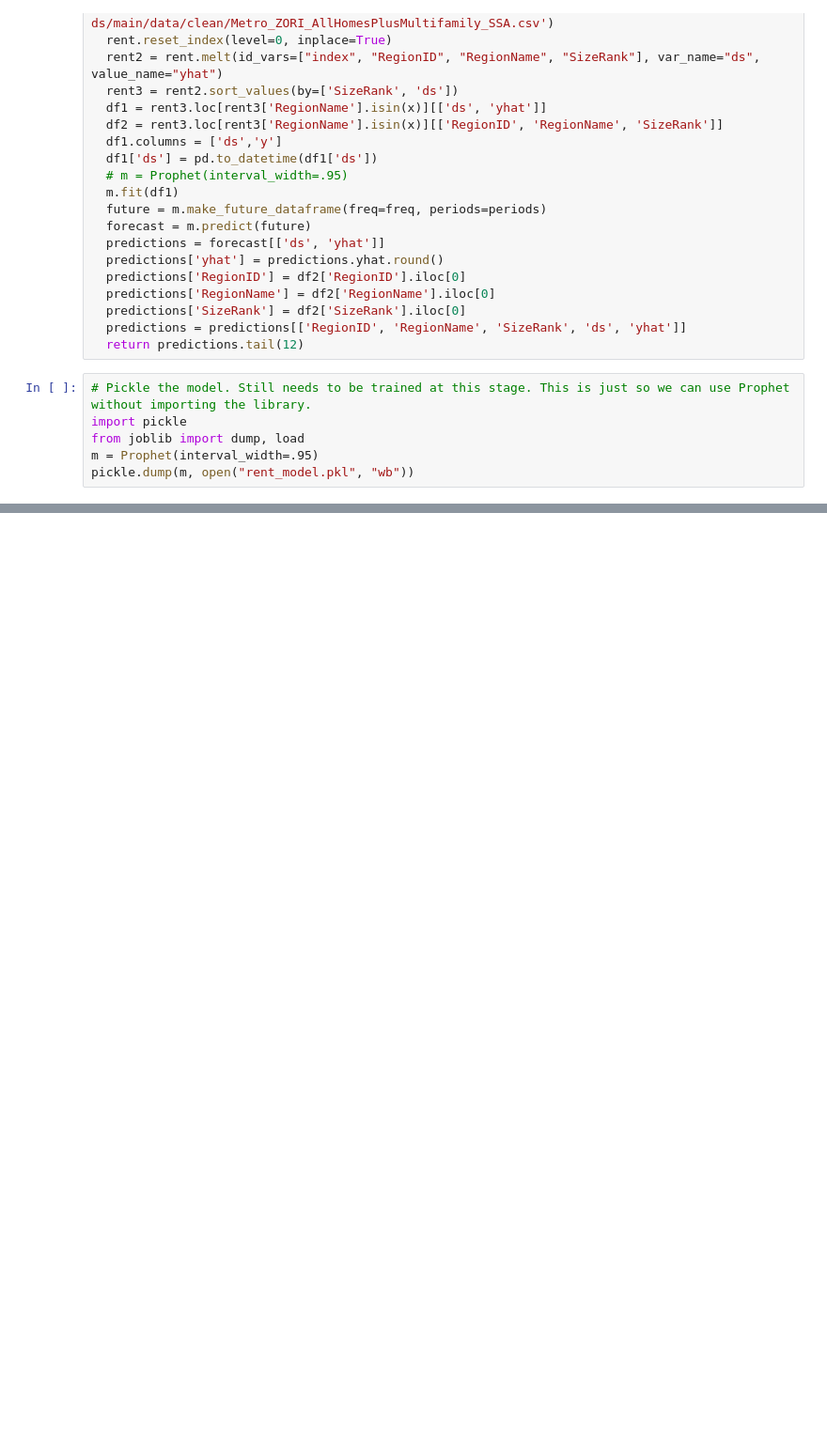
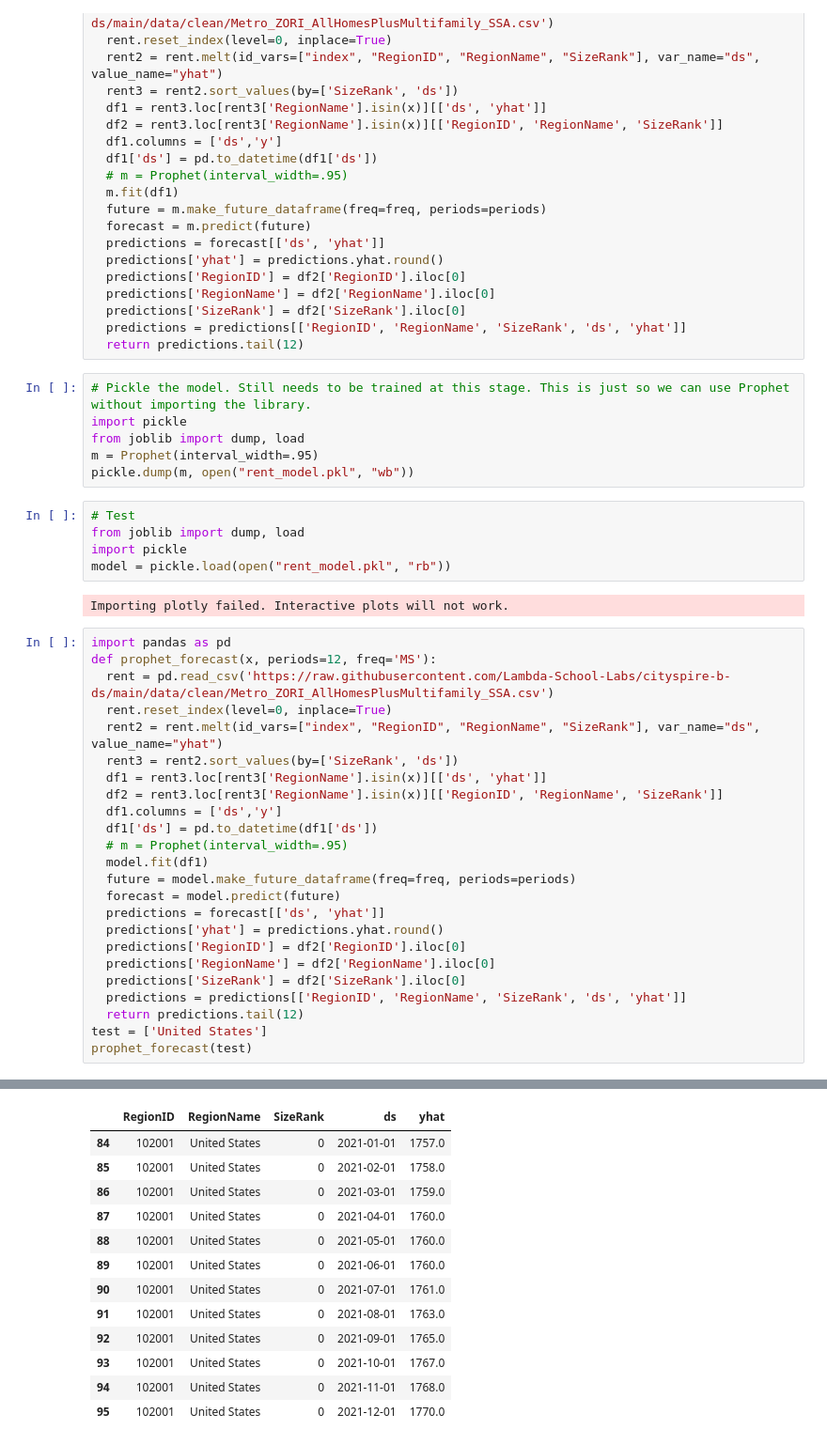
Before and after one commit to BloomTech-Labs/pt15-cityspire-b-ds, a Jupyter notebook: notebooks/rent_projection_model.ipynb, the cells around one changed output, grey strips where cells are left out. Shown at 94% size. Drawn from its saved outputs; the diff is of its cells as text; blank space fills up the shorter version.

Commit message:
repickled model

```diff
--- a/notebooks/rent_projection_model.ipynb
+++ b/notebooks/rent_projection_model.ipynb
@@ -286,3 +288,35 @@ import pickle
 from joblib import dump, load
 m = Prophet(interval_width=.95)
 pickle.dump(m, open("rent_model.pkl", "wb"))
+# %%
+# Test
+from joblib import dump, load
+import pickle
+model = pickle.load(open("rent_model.pkl", "rb"))
+# %% [output]
+Importing plotly failed. Interactive plots will not work.
+# %%
+import pandas as pd
+def prophet_forecast(x, periods=12, freq='MS'):
+  rent = pd.read_csv('https://raw.githubusercontent.com/Lambda-School-Labs/cityspire-b-ds/main/data/clean/Metro_ZORI_AllHomesPlusMultifamily_SSA.csv')
+  rent.reset_index(level=0, inplace=True)
+  rent2 = rent.melt(id_vars=["index", "RegionID", "RegionName", "SizeRank"], var_name="ds", value_name="yhat")
+  rent3 = rent2.sort_values(by=['SizeRank', 'ds'])
+  df1 = rent3.loc[rent3['RegionName'].isin(x)][['ds', 'yhat']]
+  df2 = rent3.loc[rent3['RegionName'].isin(x)][['RegionID', 'RegionName', 'SizeRank']]
+  df1.columns = ['ds','y']
+  df1['ds'] = pd.to_datetime(df1['ds'])
+  # m = Prophet(interval_width=.95)
+  model.fit(df1)
+  future = model.make_future_dataframe(freq=freq, periods=periods)
+  forecast = model.predict(future)
+  predictions = forecast[['ds', 'yhat']]
+  predictions['yhat'] = predictions.yhat.round()
+  predictions['RegionID'] = df2['RegionID'].iloc[0]
+  predictions['RegionName'] = df2['RegionName'].iloc[0]
+  predictions['SizeRank'] = df2['SizeRank'].iloc[0]
+  predictions = predictions[['RegionID', 'RegionName', 'SizeRank', 'ds', 'yhat']]
+  return predictions.tail(12)
+test = ['United States']
+prophet_forecast(test)
+# %% [output]
@@ -288,0 +340,13 @@ pickle.dump(m, open("rent_model.pkl", "wb"))
+|  | RegionID | RegionName | SizeRank | ds | yhat |
+| 84 | 102001 | United States | 0 | 2021-01-01 | 1757.0 |
+| 85 | 102001 | United States | 0 | 2021-02-01 | 1758.0 |
+| 86 | 102001 | United States | 0 | 2021-03-01 | 1759.0 |
+| 87 | 102001 | United States | 0 | 2021-04-01 | 1760.0 |
+| 88 | 102001 | United States | 0 | 2021-05-01 | 1760.0 |
+| 89 | 102001 | United States | 0 | 2021-06-01 | 1760.0 |
+| 90 | 102001 | United States | 0 | 2021-07-01 | 1761.0 |
+| 91 | 102001 | United States | 0 | 2021-08-01 | 1763.0 |
+| 92 | 102001 | United States | 0 | 2021-09-01 | 1765.0 |
+| 93 | 102001 | United States | 0 | 2021-10-01 | 1767.0 |
+| 94 | 102001 | United States | 0 | 2021-11-01 | 1768.0 |
+| 95 | 102001 | United States | 0 | 2021-12-01 | 1770.0 |
```
Also changed, not shown: parts of 2 cells of this notebook.
